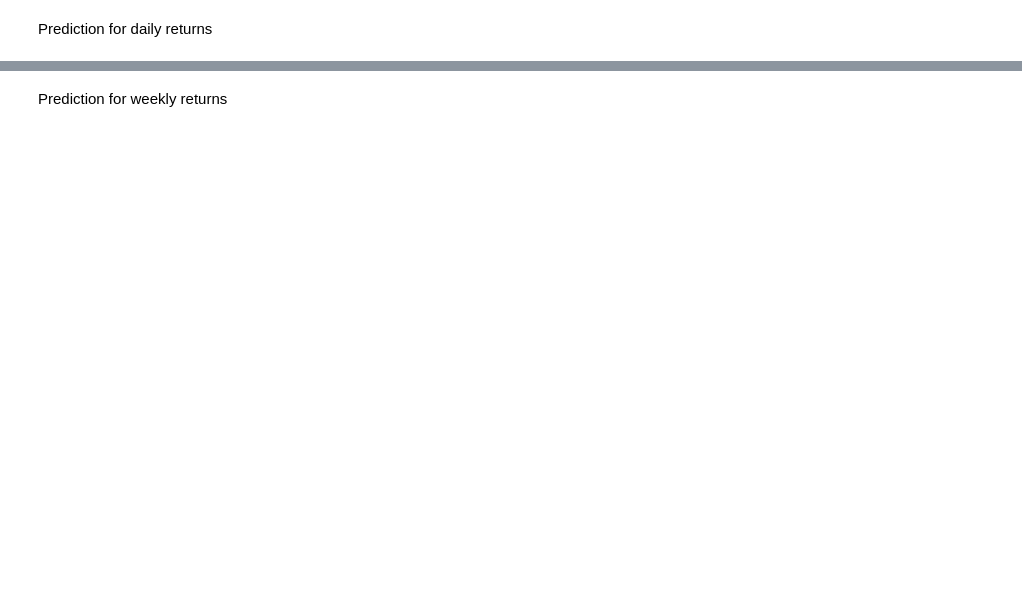
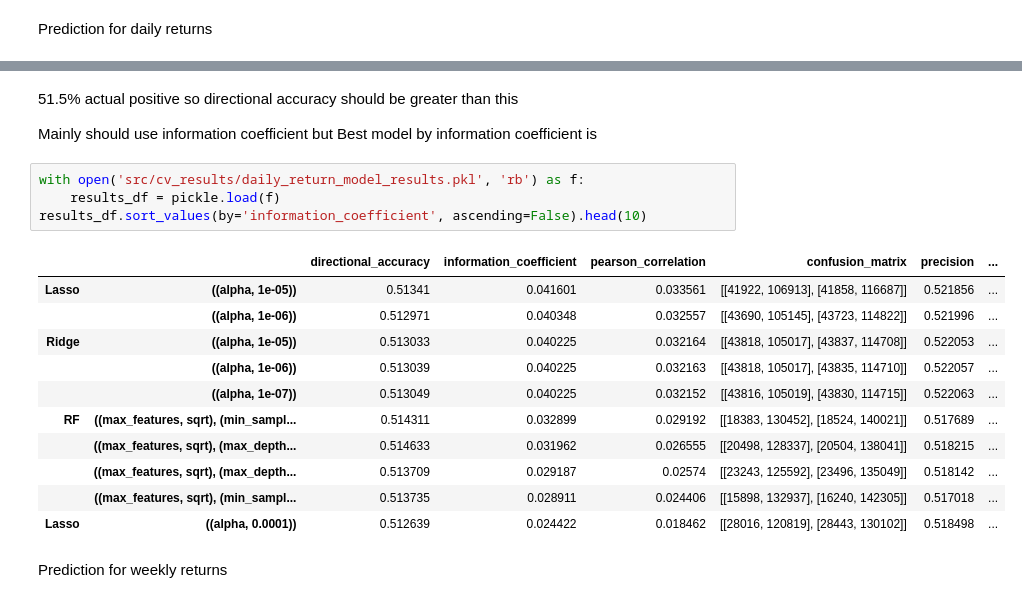
Before and after one commit to rileyteo/dse4212_portfolio_optimisation, a Jupyter notebook: test copy.ipynb, the cells around one changed output, grey strips where cells are left out. Drawn from its saved outputs; the diff is of its cells as text; blank space fills up the shorter version.

```diff
--- a/test copy.ipynb
+++ b/test copy.ipynb
@@ -1252,3 +1247,24 @@ Dates: 654, Stocks: 470
+# %% [markdown]
+51.5% actual positive so directional accuracy should be greater than this
+
+Mainly should use information coefficient but
+Best model by information coefficient is
+# %%
+with open('src/cv_results/daily_return_model_results.pkl', 'rb') as f:
+    results_df = pickle.load(f)
+results_df.sort_values(by='information_coefficient', ascending=False).head(10)
+# %% [output]
+|  |  | directional_accuracy | information_coefficient | pearson_correlation | confusion_matrix | precision | ... |
+| Lasso | ((alpha, 1e-05)) | 0.51341 | 0.041601 | 0.033561 | [[41922, 106913], [41858, 116687]] | 0.521856 | ... |
+|  | ((alpha, 1e-06)) | 0.512971 | 0.040348 | 0.032557 | [[43690, 105145], [43723, 114822]] | 0.521996 | ... |
+| Ridge | ((alpha, 1e-05)) | 0.513033 | 0.040225 | 0.032164 | [[43818, 105017], [43837, 114708]] | 0.522053 | ... |
+|  | ((alpha, 1e-06)) | 0.513039 | 0.040225 | 0.032163 | [[43818, 105017], [43835, 114710]] | 0.522057 | ... |
+|  | ((alpha, 1e-07)) | 0.513049 | 0.040225 | 0.032152 | [[43816, 105019], [43830, 114715]] | 0.522063 | ... |
+| RF | ((max_features, sqrt), (min_sampl... | 0.514311 | 0.032899 | 0.029192 | [[18383, 130452], [18524, 140021]] | 0.517689 | ... |
+|  | ((max_features, sqrt), (max_depth... | 0.514633 | 0.031962 | 0.026555 | [[20498, 128337], [20504, 138041]] | 0.518215 | ... |
+|  | ((max_features, sqrt), (max_depth... | 0.513709 | 0.029187 | 0.02574 | [[23243, 125592], [23496, 135049]] | 0.518142 | ... |
+|  | ((max_features, sqrt), (min_sampl... | 0.513735 | 0.028911 | 0.024406 | [[15898, 132937], [16240, 142305]] | 0.517018 | ... |
+| Lasso | ((alpha, 0.0001)) | 0.512639 | 0.024422 | 0.018462 | [[28016, 120819], [28443, 130102]] | 0.518498 | ... |
 # %% [markdown]
 Prediction for weekly returns
 # %%
```
Also changed, not shown: parts of 20 cells of this notebook, 14 other files.
